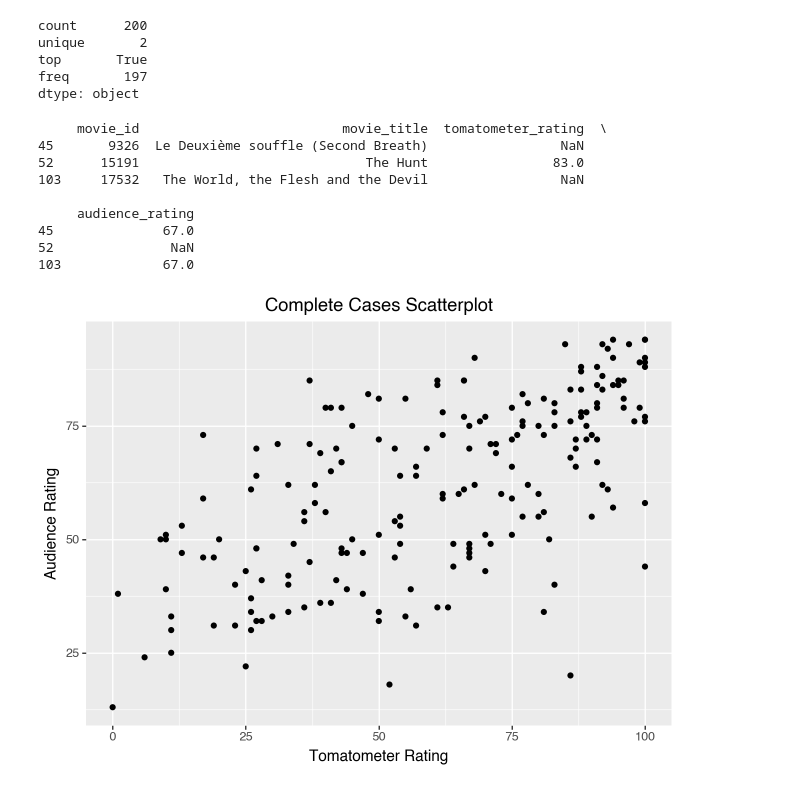
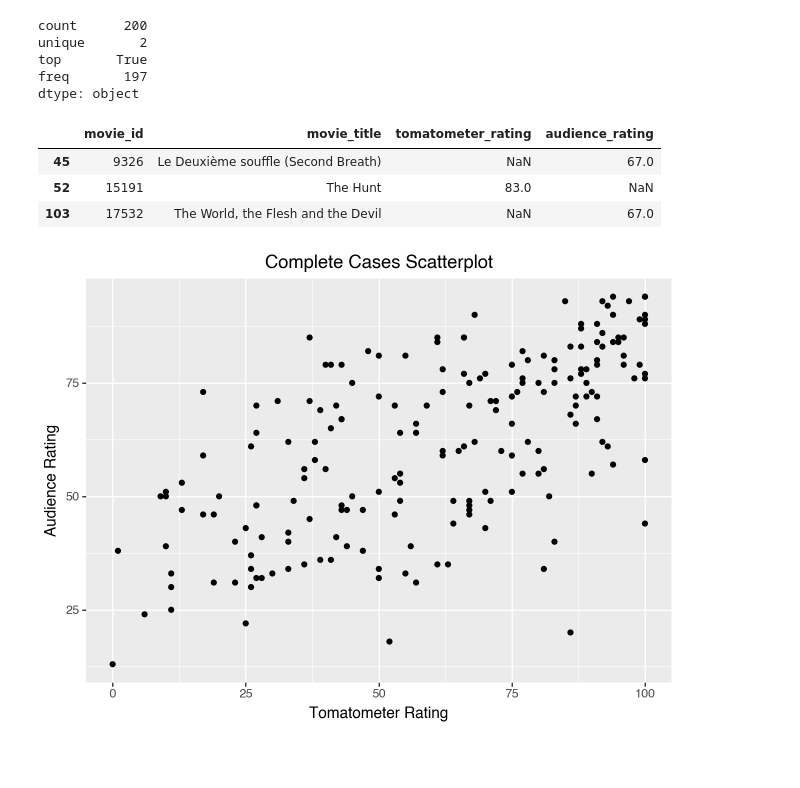
Before and after one commit to codycarroll/regression_f24, a Jupyter notebook: Code/SLR_in_python.ipynb, the cells around one changed output. Drawn from its saved outputs; the diff is of its cells as text; code cells hidden in the pictures; blank space fills up the shorter version.

```diff
--- a/Code/SLR_in_python.ipynb
+++ b/Code/SLR_in_python.ipynb
@@ -97,17 +103,12 @@ freq       197
 dtype: object
 # %%
 # Movies with missing data
-print(ratings[~complete_index]) #~ is a negation operator  – switches True to False and vice versa
+ratings[~complete_index]#~ is a negation operator  – switches True to False and vice versa
 # %% [output]
-     movie_id                          movie_title  tomatometer_rating  \
-45       9326  Le Deuxième souffle (Second Breath)                 NaN
-52      15191                             The Hunt                83.0
-103     17532   The World, the Flesh and the Devil                 NaN
-
-     audience_rating
-45              67.0
-52               NaN
-103             67.0
+|  | movie_id | movie_title | tomatometer_rating | audience_rating |
+| 45 | 9326 | Le Deuxième souffle (Second Breath) | NaN | 67.0 |
+| 52 | 15191 | The Hunt | 83.0 | NaN |
+| 103 | 17532 | The World, the Flesh and the Devil | NaN | 67.0 |
 # %%
 # Complete cases
 ratings_complete = ratings[complete_index].copy() #use copy to allow changes to DataFrame later on without modifying the original df
```
Also changed, not shown: parts of 2 cells of this notebook, 4 other files.
